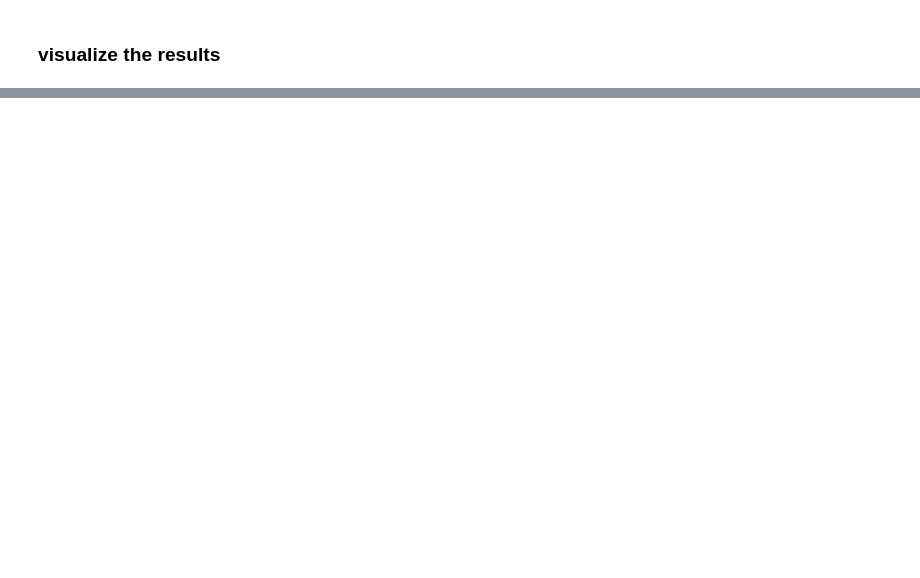
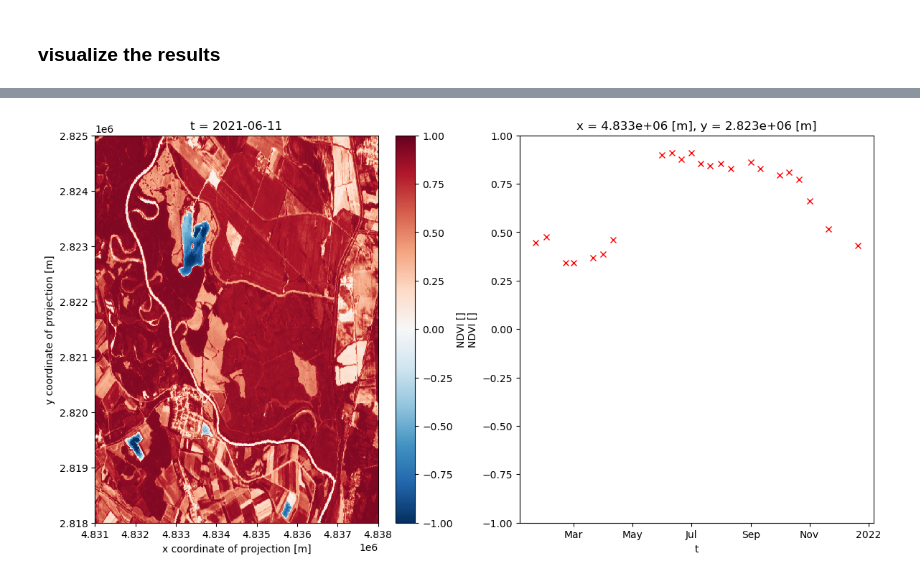
Before and after one commit to ESA-WEED-project/eo_processing, a Jupyter notebook: notebooks/example_time-series_VIs_features.ipynb, the cells around one changed output, grey strips where cells are left out. Drawn from its saved outputs; the diff is of its cells as text; code cells hidden in the pictures; blank space fills up the shorter version.

```diff
--- a/notebooks/example_time-series_VIs_features.ipynb
+++ b/notebooks/example_time-series_VIs_features.ipynb
@@ -145,0 +163,3 @@ Data variables: (12/14)
+# %%
+# we use advanced processing options definition to only select the NDVI and the needed S2 bands for that (deactivate append option to only get the NDVI)
+processing_options = get_advanced_options(provider=backend, S2_bands=['B04', 'B08'], optical_vi_list=['NDVI'], append=False)
@@ -145,0 +168,29 @@ Data variables: (12/14)
+# %%
+# define the openEO pipeline to use
+data_cube = generate_S2_indices(connection,
+                                   AOI,
+                                   start,
+                                   end,
+                                   **collection_options,
+                                   **processing_options)
+
+# run the job on openEO as batch job
+try:
+    job = data_cube.execute_batch(title=f'NDVI datacube extraction AOI - run {str(test_num)}',
+                                  description='generation of NDVI times series datacube of EO data',
+                                  out_format='NetCDF',
+                                  job_options=job_options)
+
+    # Get the results and save to output file
+    results = job.get_results()
+
+    outputfile_vi = os.path.join(out_root, f'NDVI_timeseries_openeo_preprocessed_v{str(test_num)}.nc')
+    results.download_file(outputfile_vi)
+    # get metadata and job info
+    with open(outputfile_vi.replace('.nc','.json'), "w") as outfile:
+        json.dump(results.get_metadata(),outfile)
+    with open(outputfile_vi.replace('.nc','-job.json'), "w") as outfile:
+        json.dump(job.describe_job(),outfile)
+
+except Exception as e:
+    print(e)
@@ -145,0 +222,4 @@ Data variables: (12/14)
+# %%
+# load netCDF
+ts2 = xarray.load_dataset(outputfile_vi)
+ts2
@@ -145,0 +241,7 @@ Data variables: (12/14)
+# %%
+fig, (axNDVI, axhist) = pyplot.subplots(1, 2, figsize=(14,7))
+ts2.NDVI.sel(t = "2021-06-11").plot(ax=axNDVI)
+ts2.NDVI[:,150,150].plot(ax=axhist, ylim=(-1,1), marker='x', color='r', linestyle='')
+pyplot.show()
+# %% [output]
+[figure, added]
```
Also changed, not shown: parts of 22 cells of this notebook, 1 other file.
